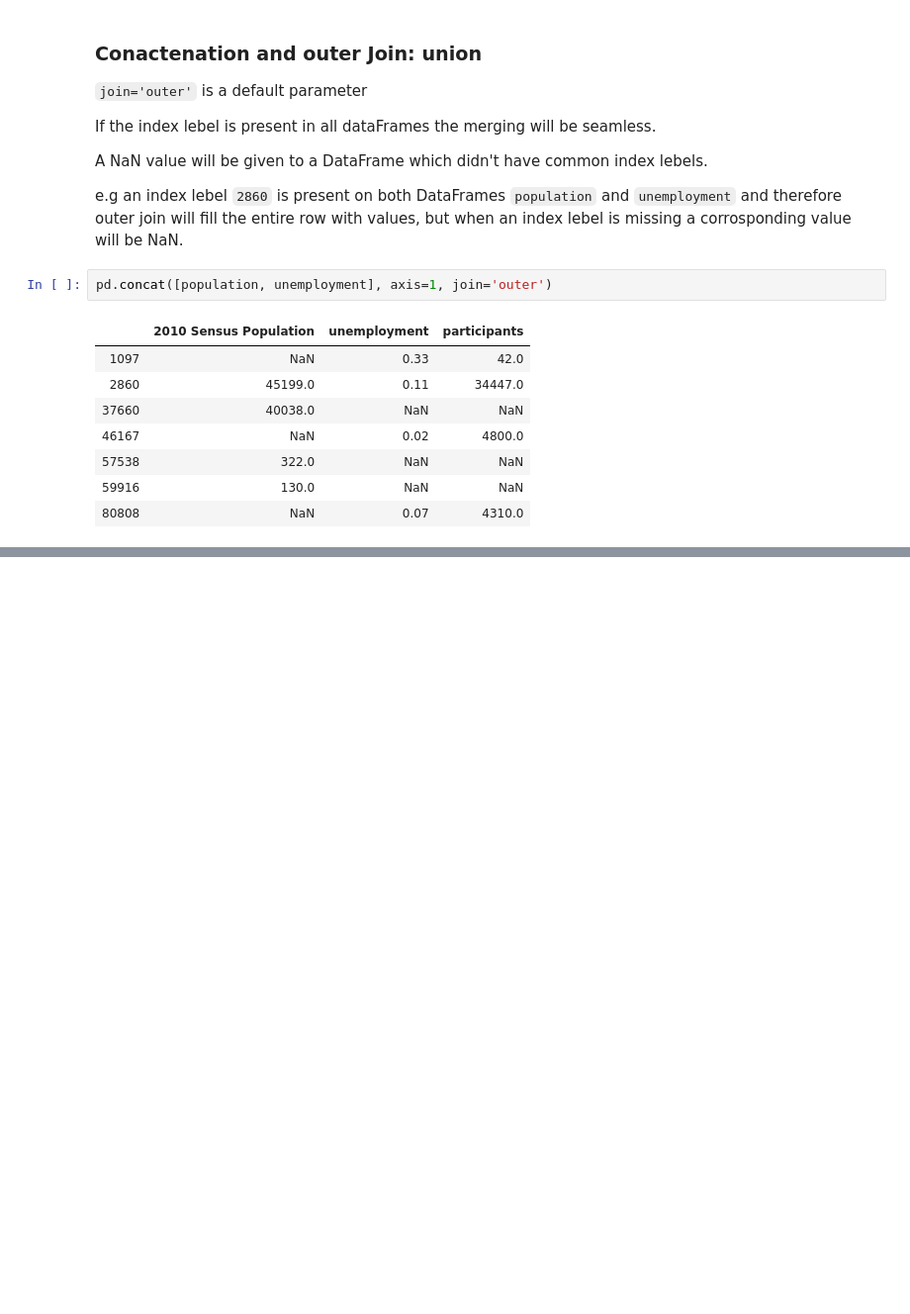
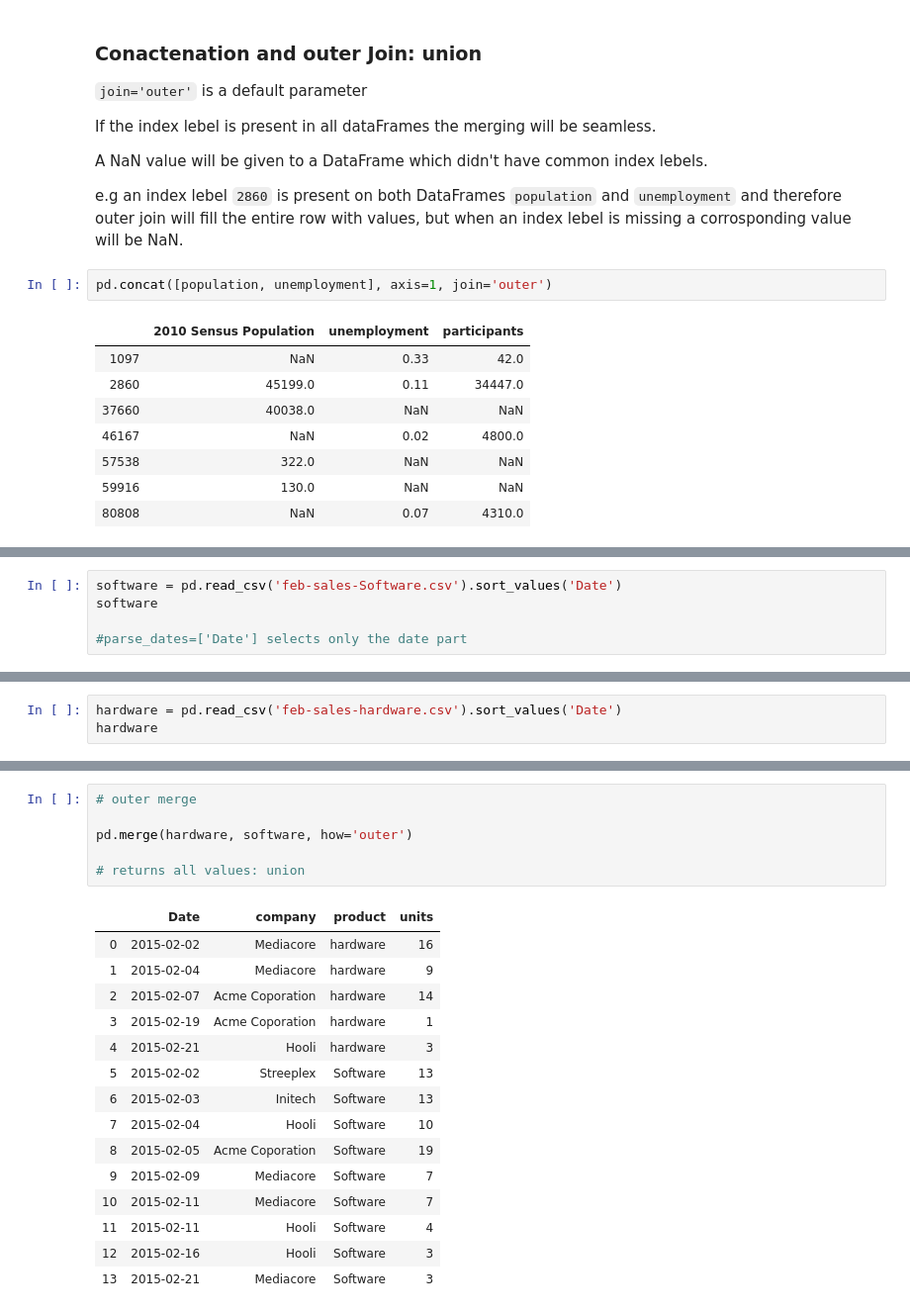
Before and after one commit to BeTKH/DataScieneinPython, a Jupyter notebook: 6. Merging DataFrames.ipynb, the cells around one changed output, grey strips where cells are left out. Shown at 99% size. Saved outputs shown, nothing was run; the diff lists cells and outputs as text; blank space fills up the shorter version.

```diff
--- a/6. Merging DataFrames.ipynb
+++ b/6. Merging DataFrames.ipynb
@@ -1371,0 +1807,5 @@ pd.concat([population, unemployment], axis=1, join='outer')
+# %%
+software = pd.read_csv('feb-sales-Software.csv').sort_values('Date')
+software
+
+#parse_dates=['Date'] selects only the date part
@@ -1371,0 +1823,3 @@ pd.concat([population, unemployment], axis=1, join='outer')
+# %%
+hardware = pd.read_csv('feb-sales-hardware.csv').sort_values('Date')
+hardware
@@ -1371,0 +1842,22 @@ pd.concat([population, unemployment], axis=1, join='outer')
+# %%
+# outer merge
+
+pd.merge(hardware, software, how='outer')
+
+# returns all values: union
+# %% [output]
+|  | Date | company | product | units |
+| 0 | 2015-02-02 | Mediacore | hardware | 16 |
+| 1 | 2015-02-04 | Mediacore | hardware | 9 |
+| 2 | 2015-02-07 | Acme Coporation | hardware | 14 |
+| 3 | 2015-02-19 | Acme Coporation | hardware | 1 |
+| 4 | 2015-02-21 | Hooli | hardware | 3 |
+| 5 | 2015-02-02 | Streeplex | Software | 13 |
+| 6 | 2015-02-03 | Initech | Software | 13 |
+| 7 | 2015-02-04 | Hooli | Software | 10 |
+| 8 | 2015-02-05 | Acme Coporation | Software | 19 |
+| 9 | 2015-02-09 | Mediacore | Software | 7 |
+| 10 | 2015-02-11 | Mediacore | Software | 7 |
+| 11 | 2015-02-11 | Hooli | Software | 4 |
+| 12 | 2015-02-16 | Hooli | Software | 3 |
+| 13 | 2015-02-21 | Mediacore | Software | 3 |
```
Also changed, not shown: parts of 73 cells of this notebook.
